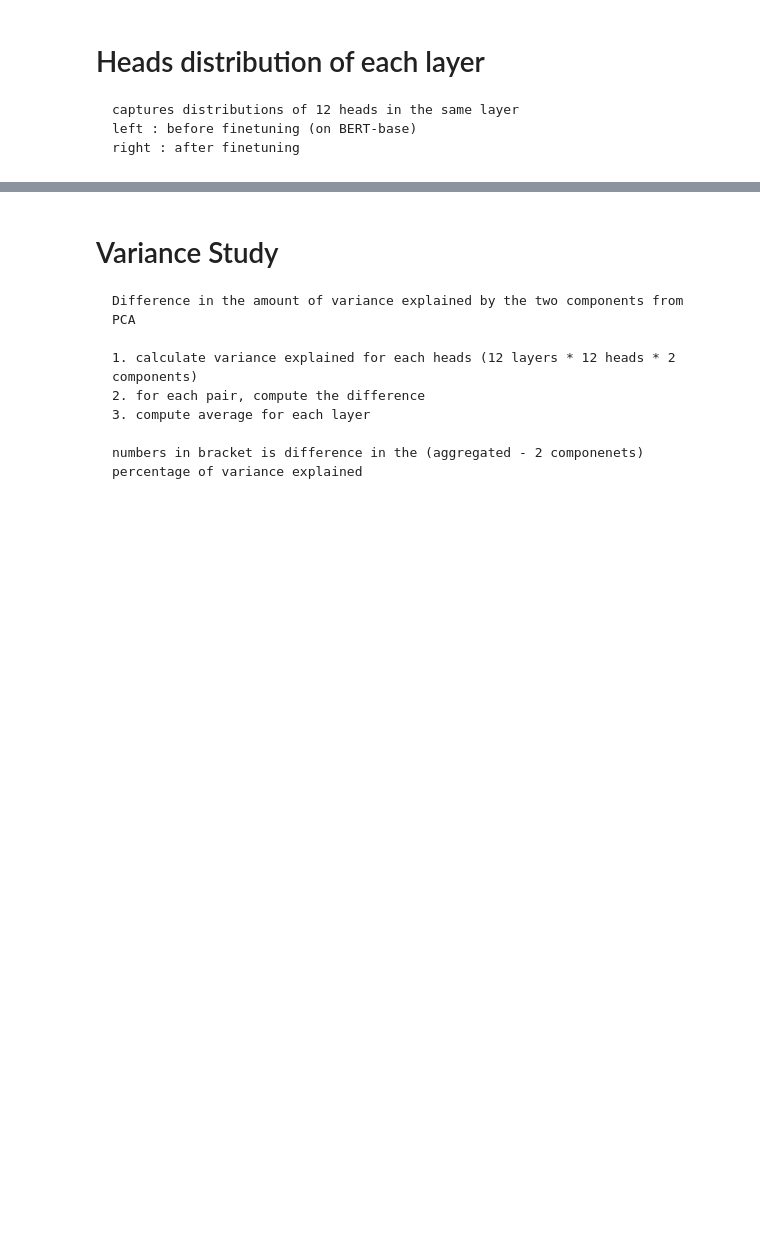
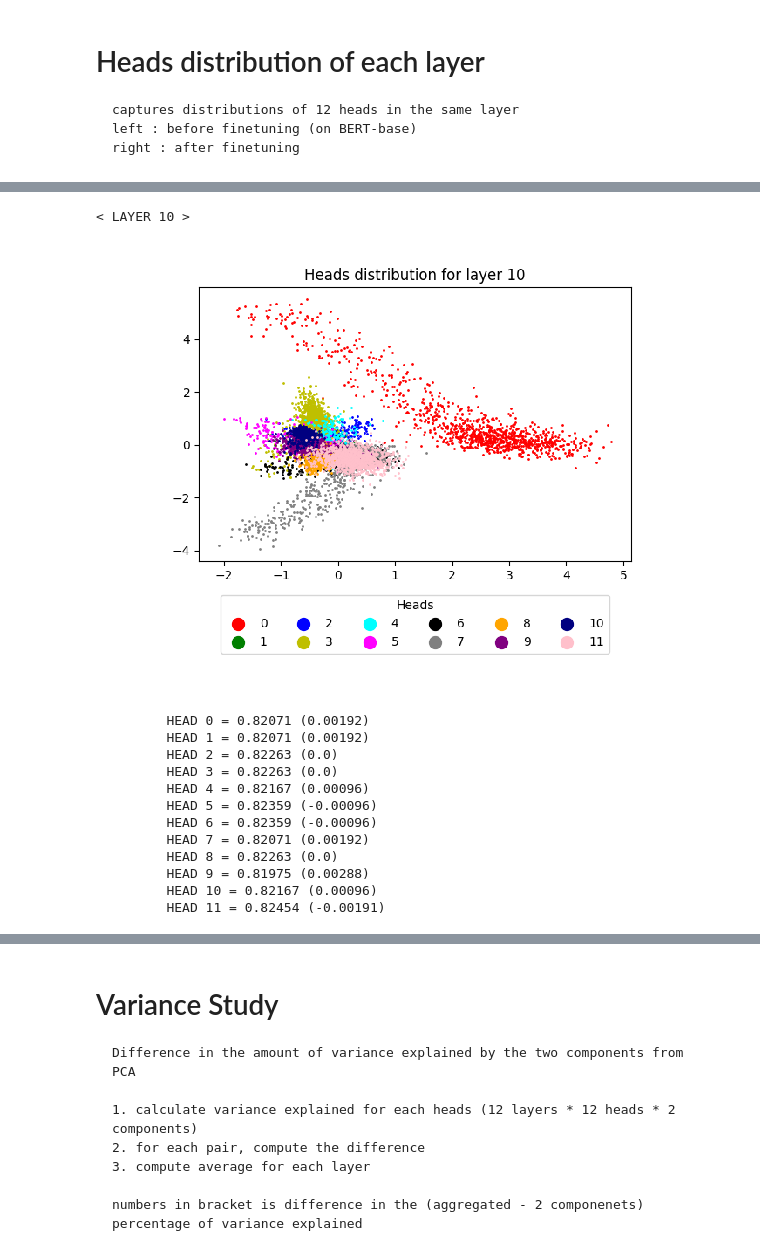
Before and after one commit to ljj7975/are-16-heads-really-better-than-1, a Jupyter notebook: notebooks/CoLA.ipynb, the cells around one changed output, grey strips where cells are left out. Drawn from its saved outputs; the diff is of its cells as text; code cells hidden in the pictures; blank space fills up the shorter version.

```diff
--- a/notebooks/CoLA.ipynb
+++ b/notebooks/CoLA.ipynb
@@ -122,0 +112,24 @@ display_side_by_side(f"results/{dataset}_base/attn-layers.png", f"results/{datas
+# %%
+layer_ind = 10
+print(f"\n\n< LAYER {layer_ind} >")
+display_plot(f"../head_distributions/{dataset}/attn-l{layer_ind}-heads.png")
+
+for head_ind in range(num_heads):
+    log_ind_base = ((num_heads*layer_ind) + head_ind) * 2
+    ablated_acc = round(float(accuracy[log_ind_base+1]), 5)
+    print(f"\t HEAD {head_ind} = {ablated_acc} ({round(base_acc - ablated_acc, 5)})")
+# %% [output]
+< LAYER 10 >
+[figure, added]
+         HEAD 0 = 0.82071 (0.00192)
+         HEAD 1 = 0.82071 (0.00192)
+         HEAD 2 = 0.82263 (0.0)
+         HEAD 3 = 0.82263 (0.0)
+         HEAD 4 = 0.82167 (0.00096)
+         HEAD 5 = 0.82359 (-0.00096)
+         HEAD 6 = 0.82359 (-0.00096)
+         HEAD 7 = 0.82071 (0.00192)
+         HEAD 8 = 0.82263 (0.0)
+         HEAD 9 = 0.81975 (0.00288)
+         HEAD 10 = 0.82167 (0.00096)
+         HEAD 11 = 0.82454 (-0.00191)
```
Also changed, not shown: parts of 9 cells of this notebook, 3 other files.
